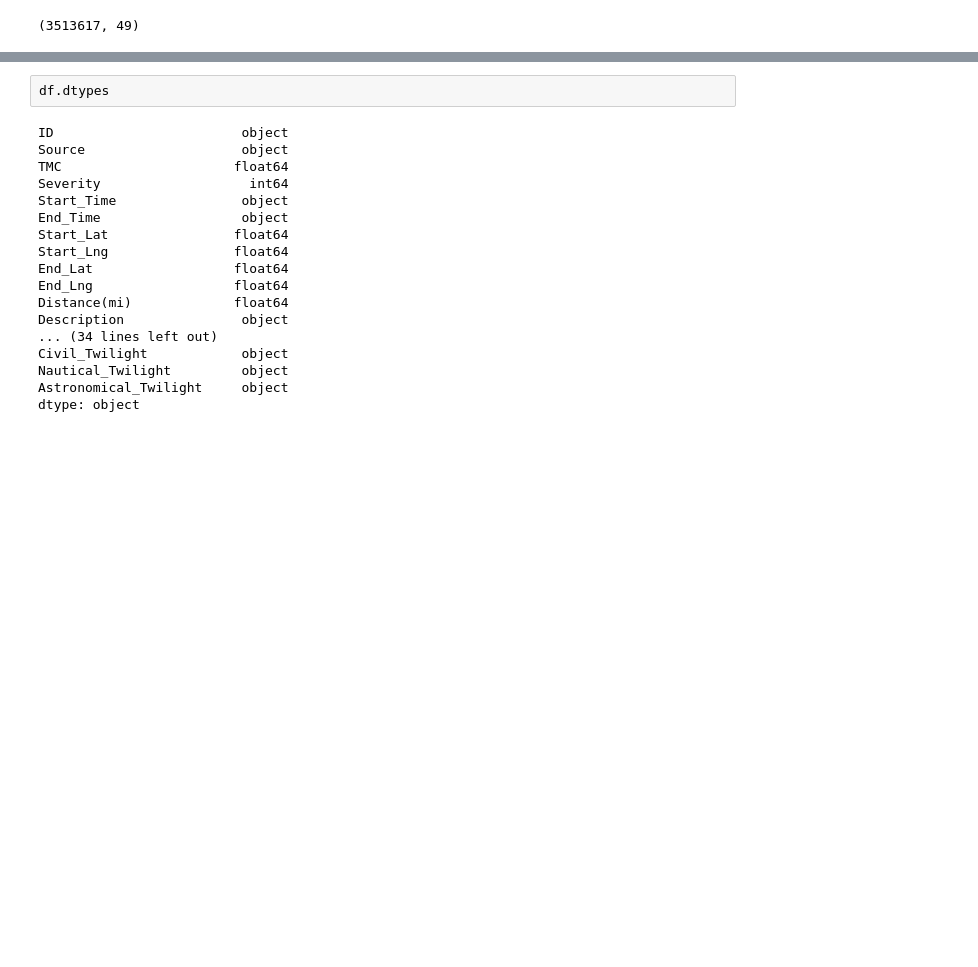
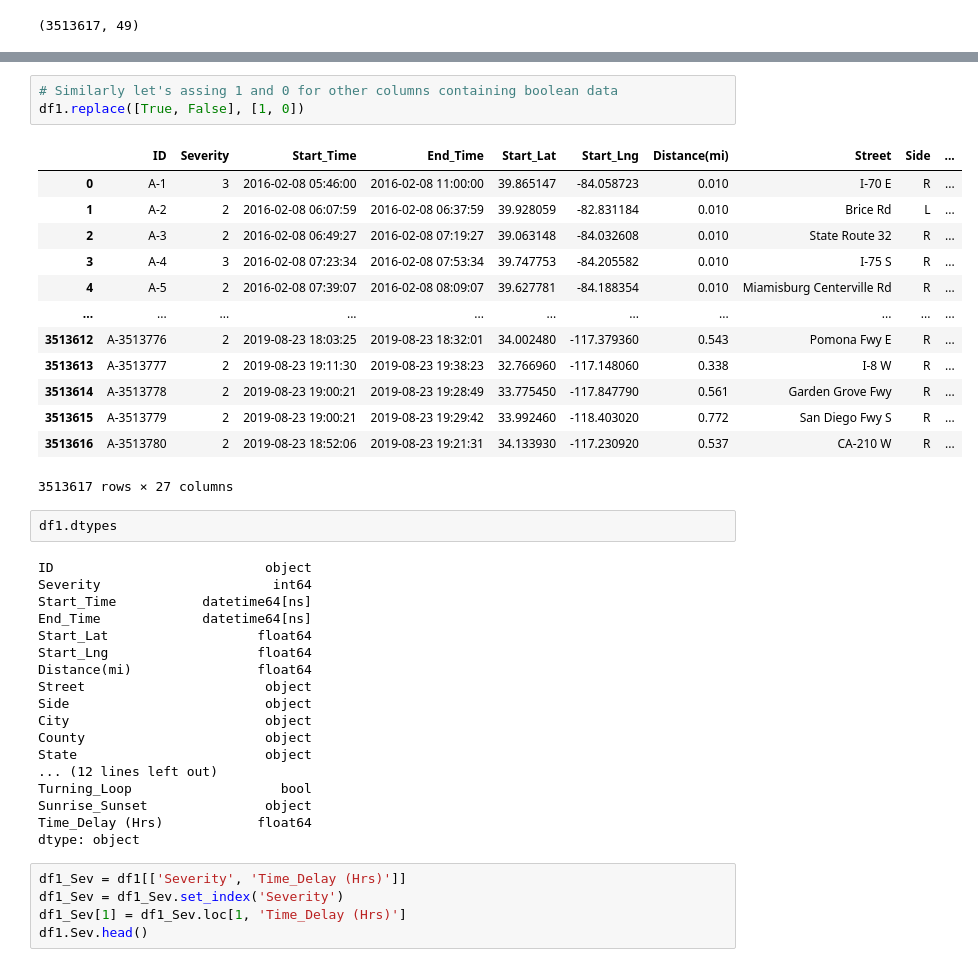
Before and after one commit to skc46/Coursera_Capstone, a Jupyter notebook: scripts/notebook.ipynb, the cells around one changed output, grey strips where cells are left out. Cells and saved outputs as stored; diff of their text form; blank space fills up the shorter version.

```diff
--- a/scripts/notebook.ipynb
+++ b/scripts/notebook.ipynb
@@ -39,20 +239,42 @@ df.shape
+# %%
+# Similarly let's assing 1 and 0 for other columns containing boolean data
+df1.replace([True, False], [1, 0])
+# %% [output]
+|  | ID | Severity | Start_Time | End_Time | Start_Lat | Start_Lng | Distance(mi) | Street | Side | ... |
+| 0 | A-1 | 3 | 2016-02-08 05:46:00 | 2016-02-08 11:00:00 | 39.865147 | -84.058723 | 0.010 | I-70 E | R | ... |
+| 1 | A-2 | 2 | 2016-02-08 06:07:59 | 2016-02-08 06:37:59 | 39.928059 | -82.831184 | 0.010 | Brice Rd | L | ... |
+| 2 | A-3 | 2 | 2016-02-08 06:49:27 | 2016-02-08 07:19:27 | 39.063148 | -84.032608 | 0.010 | State Route 32 | R | ... |
+| 3 | A-4 | 3 | 2016-02-08 07:23:34 | 2016-02-08 07:53:34 | 39.747753 | -84.205582 | 0.010 | I-75 S | R | ... |
+| 4 | A-5 | 2 | 2016-02-08 07:39:07 | 2016-02-08 08:09:07 | 39.627781 | -84.188354 | 0.010 | Miamisburg Centerville Rd | R | ... |
+| ... | ... | ... | ... | ... | ... | ... | ... | ... | ... | ... |
+| 3513612 | A-3513776 | 2 | 2019-08-23 18:03:25 | 2019-08-23 18:32:01 | 34.002480 | -117.379360 | 0.543 | Pomona Fwy E | R | ... |
+| 3513613 | A-3513777 | 2 | 2019-08-23 19:11:30 | 2019-08-23 19:38:23 | 32.766960 | -117.148060 | 0.338 | I-8 W | R | ... |
+| 3513614 | A-3513778 | 2 | 2019-08-23 19:00:21 | 2019-08-23 19:28:49 | 33.775450 | -117.847790 | 0.561 | Garden Grove Fwy | R | ... |
+| 3513615 | A-3513779 | 2 | 2019-08-23 19:00:21 | 2019-08-23 19:29:42 | 33.992460 | -118.403020 | 0.772 | San Diego Fwy S | R | ... |
+| 3513616 | A-3513780 | 2 | 2019-08-23 18:52:06 | 2019-08-23 19:21:31 | 34.133930 | -117.230920 | 0.537 | CA-210 W | R | ... |
+3513617 rows × 27 columns
 # %%
-df.dtypes
+df1.dtypes
 # %% [output]
-ID                        object
-Source                    object
-TMC                      float64
-Severity                   int64
-Start_Time                object
-End_Time                  object
-Start_Lat                float64
-Start_Lng                float64
-End_Lat                  float64
-End_Lng                  float64
-Distance(mi)             float64
-Description               object
-... (34 lines left out)
-Civil_Twilight            object
-Nautical_Twilight         object
-Astronomical_Twilight     object
+ID                           object
+Severity                      int64
+Start_Time           datetime64[ns]
+End_Time             datetime64[ns]
+Start_Lat                   float64
+Start_Lng                   float64
+Distance(mi)                float64
+Street                       object
+Side                         object
+City                         object
+County                       object
+State                        object
+... (12 lines left out)
+Turning_Loop                   bool
+Sunrise_Sunset               object
+Time_Delay (Hrs)            float64
 dtype: object
+# %%
+df1_Sev = df1[['Severity', 'Time_Delay (Hrs)']]
+df1_Sev = df1_Sev.set_index('Severity')
+df1_Sev[1] = df1_Sev.loc[1, 'Time_Delay (Hrs)']
+df1.Sev.head()
```
Also changed, not shown: parts of 17 cells of this notebook, 2 other files.
